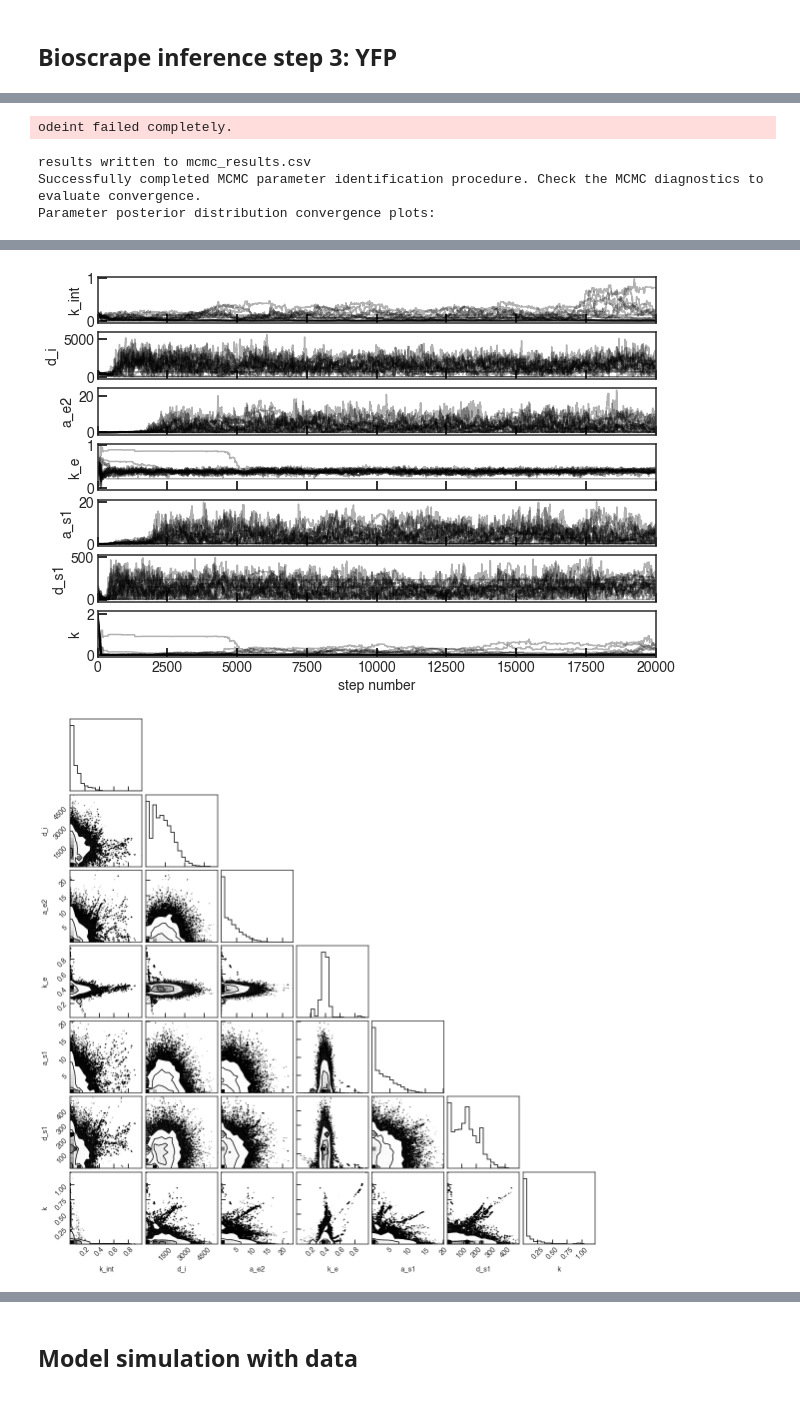
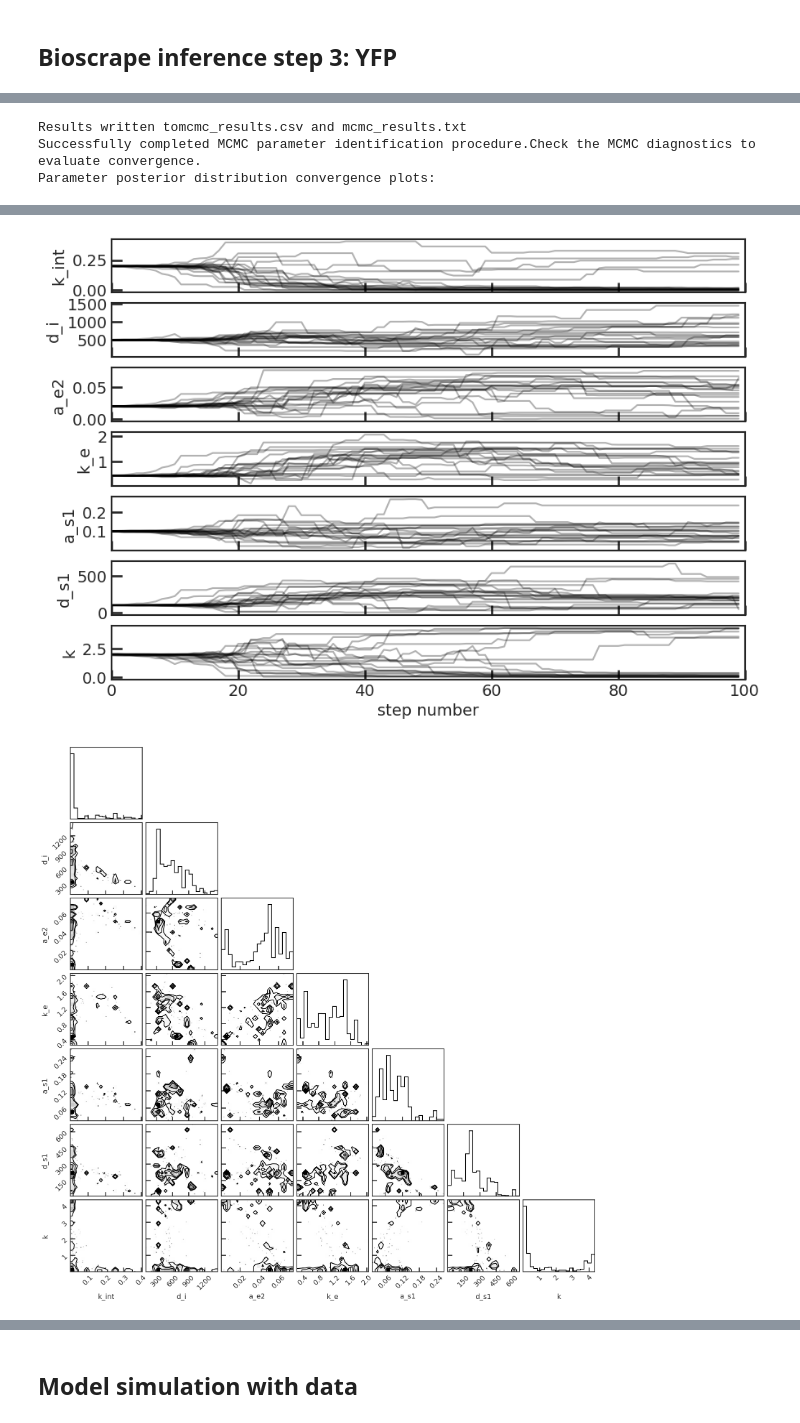
Before and after one commit to ayush9pandey/integrase-excisionase-characterization, a Jupyter notebook: data_analysis/Data Analysis of Excisionase Activity.ipynb, the cells around one changed output, grey strips where cells are left out. Saved outputs shown, nothing was run; the diff lists cells and outputs as text; code cells hidden in the pictures.

```diff
--- a/data_analysis/Data Analysis of Excisionase Activity.ipynb
+++ b/data_analysis/Data Analysis of Excisionase Activity.ipynb
@@ -535,9 +532,9 @@ from bioscrape.inference import py_inference
 init_values = np.array([0.45])
 
 prior = {'k_i' : ['gaussian', 0.45, 5, 'positive']}
-
+# Increase the number of walkers and number of steps to actually run this:
 nwalkers = 10
-nsteps = 1000
+nsteps = 50
 sampler, pid = py_inference(Model = m, exp_data = all_data, measurements = ['Int'], time_column = ['time'],
                             nwalkers = nwalkers, nsteps = nsteps, sim_type = 'deterministic',
                             initial_conditions = initial_conditions,
@@ -586,7 +584,7 @@ k_i
 # %% [markdown]
 ## Bioscrape Inference Step 2: Identify Xis-mScarlet parameters
 # %%
-m = Model(sbml_filename = 'sbml_files/int-xis-minimal.xml')
+m = Model(sbml_filename = '../sbml_files/int-xis-minimal.xml')
 # %%
 # m.set_parameter('k_i', k_i[0])
 m.set_parameter('k_i', k_i)
@@ -650,18 +648,13 @@ from bioscrape.inference import py_inference
 init_values = np.array([0.45])
 
 prior = {'k_e' : ['gaussian', 0.45, 5, 'positive']}
-nwalkers = 10
-nsteps = 1000
+# Increase the number of steps and walkers to actually run this
+nwalkers = 4
+nsteps = 20
 sampler, pid = py_inference(Model = m, exp_data = all_data, measurements = ['Exc'], time_column = ['time'],
                             nwalkers = nwalkers, nsteps = nsteps, sim_type = 'deterministic',
                             initial_conditions = initial_conditions,
                             init_seed = init_values,
                             params_to_estimate = [p for p in prior],
                             prior = prior, convergence_check = False, debug = False)
-# pid = py_inference(Model = m, exp_data = all_data, measurements = ['Int'], time_column = ['time'],
-#                     nwalkers = nwalkers, nsteps = nsteps, sim_type = 'deterministic',
-#                     initial_conditions = initial_conditions,
-#                     init_seed = init_values,
-#                     params_to_estimate = [p for p in prior],
-#                     prior = prior, inference_type = "lmfit")
 # %% [output]
@@ -706,7 +699,7 @@ k_e
 # %% [markdown]
 ## Bioscrape inference step 3: YFP
 # %%
-m = Model(sbml_filename = 'sbml_files/int-xis-minimal.xml')
+m = Model(sbml_filename = '../sbml_files/int-xis-minimal.xml')
 # %%
 m.set_params({'k_i': k_i, 'k_e': k_e})
 # %%
@@ -738,18 +731,14 @@ prior = {'k_int' : ['gaussian', 0.2, 5, 'positive'], 'd_i':['gaussian', 500, 1e3
          'a_e2':['gaussian', 0.02, 5, 'positive'], 'k_e':['gaussian', k_e, 0.1*k_e, 'positive'],
          'a_s1' : ['gaussian', 0.1, 5, 'positive'], 'd_s1' : ['gaussian', 100, 100, 'positive'],
          'k' : ['gaussian', 2, 10, 'positive']}
+# Increase the number of walkers and steps to actually run this
+# For 20k steps, it takes around 2 days to run on a laptop, but faster on an HPC
 nwalkers = 20
-nsteps = 20000
+nsteps = 100
 sampler, pid = py_inference(Model = m, exp_data = all_data, measurements = ['YFP'], time_column = ['time'],
                             nwalkers = nwalkers, nsteps = nsteps, sim_type = 'deterministic',
                             initial_conditions = initial_conditions,
                             init_seed = init_values,
                             params_to_estimate = [p for p in prior],
                             prior = prior, convergence_check = False, debug = False)
-# pid = py_inference(Model = m, exp_data = all_data, measurements = ['Int'], time_column = ['time'],
-#                     nwalkers = nwalkers, nsteps = nsteps, sim_type = 'deterministic',
-#                     initial_conditions = initial_conditions,
-#                     init_seed = init_values,
-#                     params_to_estimate = [p for p in prior],
-#                     prior = prior, inference_type = "lmfit")
 # %% [output]
@@ -757,4 +746,3 @@ creating an ensemble sampler with threads= 1
-odeint failed completely.
+Results written tomcmc_results.csv and mcmc_results.txt
+Successfully completed MCMC parameter identification procedure.Check the MCMC diagnostics to evaluate convergence.
+Parameter posterior distribution convergence plots:
-results written to mcmc_results.csv
-Successfully completed MCMC parameter identification procedure. Check the MCMC diagnostics to evaluate convergence.
-Parameter posterior distribution convergence plots:
@@ -764,5 +749,5 @@ WARNING:root:Too few points to create valid contours
-[figure, old version]
+[figure, new version]
-[figure, old version]
+[figure, new version]
 # %%
 plt.plot(pid.cost_progress)
 # %% [output]
```
Also changed, not shown: parts of 27 cells of this notebook, 17 other files.
